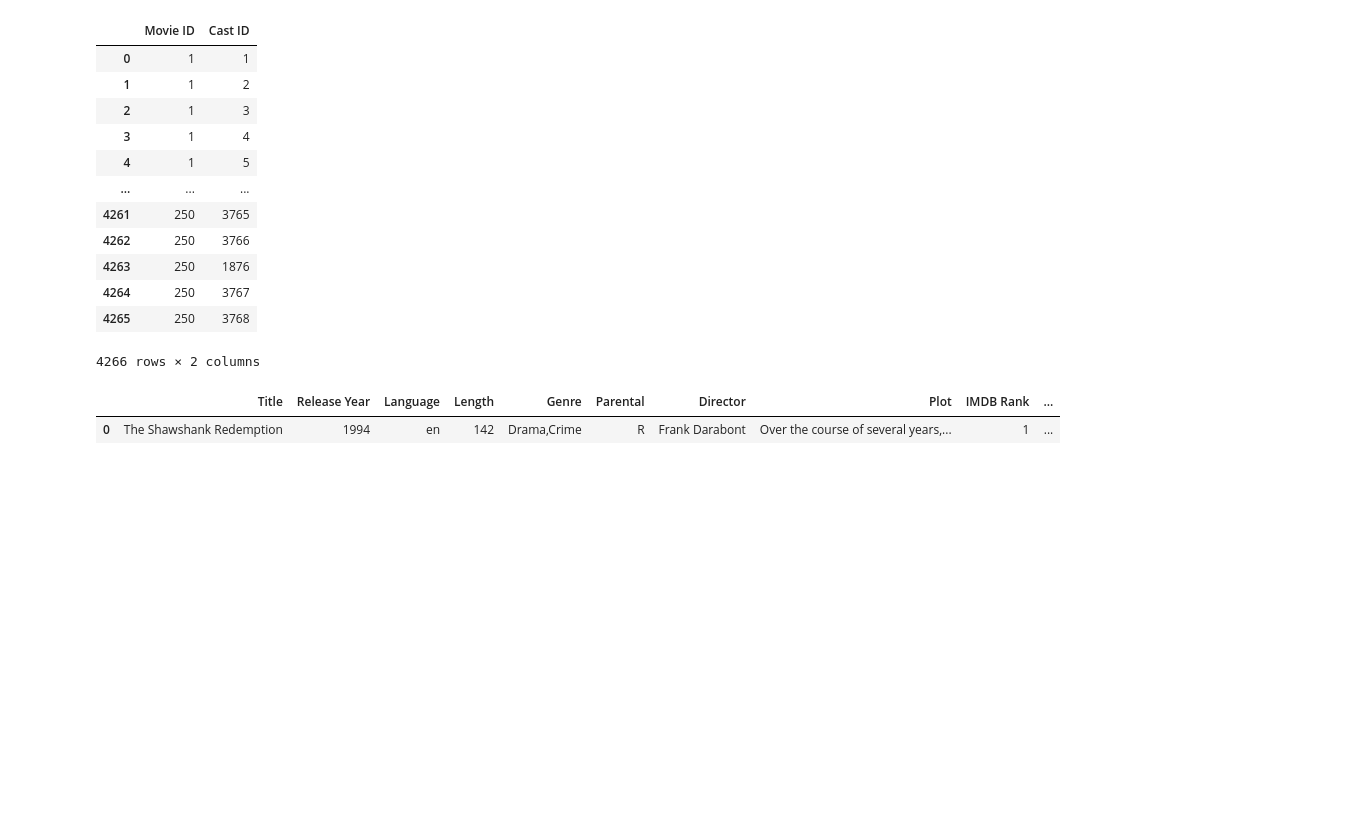
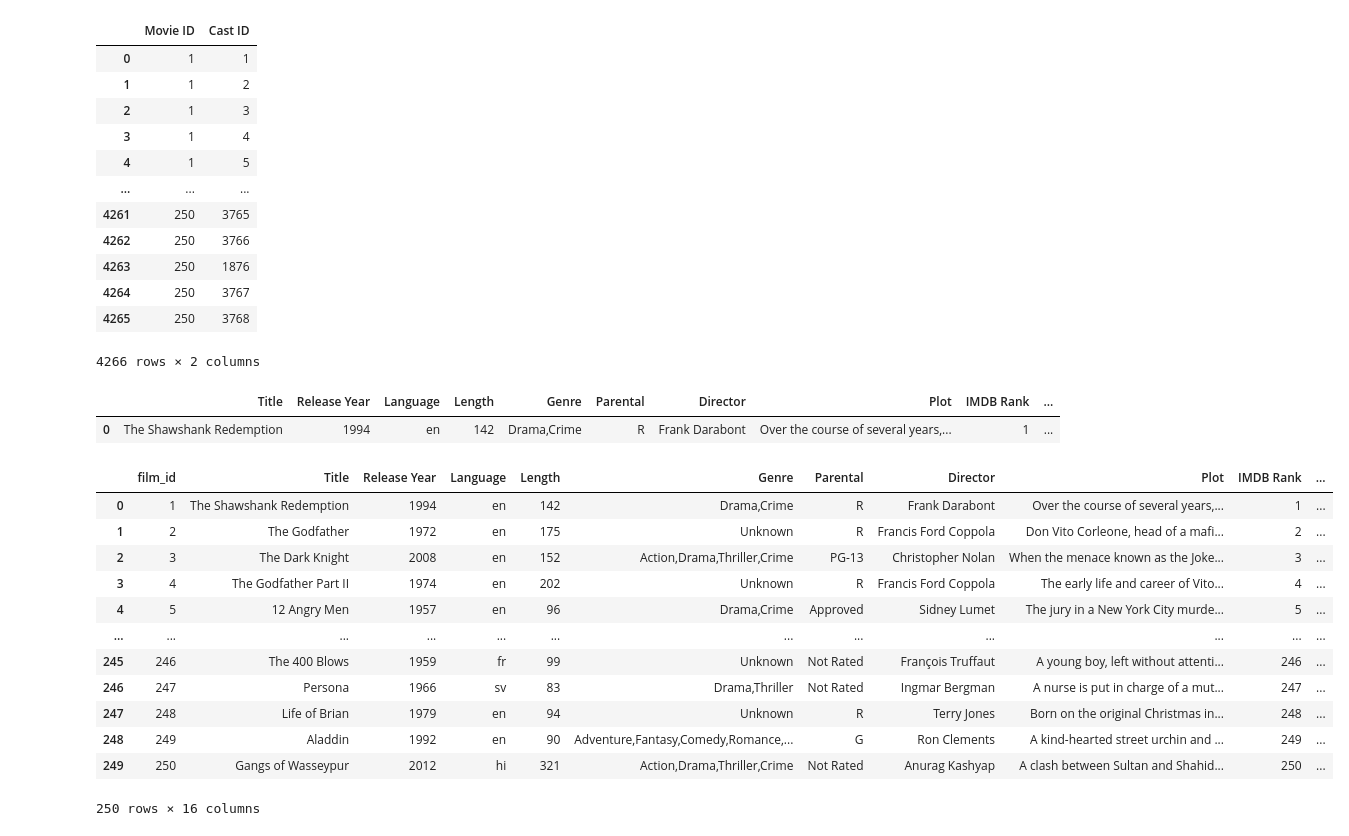
Before and after one commit to LeoBulcsu/Visualisation-Project, a Jupyter notebook: 03.visualStudioCode/data.ipynb, the cells around one changed output. Drawn from its saved outputs; the diff is of its cells as text; code cells hidden in the pictures; blank space fills up the shorter version.

```diff
--- a/03.visualStudioCode/data.ipynb
+++ b/03.visualStudioCode/data.ipynb
@@ -178,6 +170,22 @@ bfilms_db_3.head(1)
 |  | Title | Release Year | Language | Length | Genre | Parental | Director | Plot | IMDB Rank | ... |
 | 0 | The Shawshank Redemption | 1994 | en | 142 | Drama,Crime | R | Frank Darabont | Over the course of several years,... | 1 | ... |
 # %%
-bfilms_db_3 = bfilms_db_3[['film_id','Cast IDs','Title','Release Year','Language','Length','Genre','Parental','Director','Plot','IMDB Rank','IMDB rating','Tomatometer','RT Audience Score','TMDB Score','Meta Score','Image URL']]
+bfilms_db_3 = bfilms_db_3[['film_id','Title','Release Year','Language','Length','Genre','Parental','Director','Plot','IMDB Rank','IMDB rating','Tomatometer','RT Audience Score','TMDB Score','Meta Score','Image URL']]
 # %%
 bfilms_db_3.to_csv('../02.data/BFilms_db.csv')
+# %%
+bfilms_db_3
+# %% [output]
+|  | film_id | Title | Release Year | Language | Length | Genre | Parental | Director | Plot | IMDB Rank | ... |
+| 0 | 1 | The Shawshank Redemption | 1994 | en | 142 | Drama,Crime | R | Frank Darabont | Over the course of several years,... | 1 | ... |
+| 1 | 2 | The Godfather | 1972 | en | 175 | Unknown | R | Francis Ford Coppola | Don Vito Corleone, head of a mafi... | 2 | ... |
+| 2 | 3 | The Dark Knight | 2008 | en | 152 | Action,Drama,Thriller,Crime | PG-13 | Christopher Nolan | When the menace known as the Joke... | 3 | ... |
+| 3 | 4 | The Godfather Part II | 1974 | en | 202 | Unknown | R | Francis Ford Coppola | The early life and career of Vito... | 4 | ... |
+| 4 | 5 | 12 Angry Men | 1957 | en | 96 | Drama,Crime | Approved | Sidney Lumet | The jury in a New York City murde... | 5 | ... |
+| ... | ... | ... | ... | ... | ... | ... | ... | ... | ... | ... | ... |
+| 245 | 246 | The 400 Blows | 1959 | fr | 99 | Unknown | Not Rated | François Truffaut | A young boy, left without attenti... | 246 | ... |
+| 246 | 247 | Persona | 1966 | sv | 83 | Drama,Thriller | Not Rated | Ingmar Bergman | A nurse is put in charge of a mut... | 247 | ... |
+| 247 | 248 | Life of Brian | 1979 | en | 94 | Unknown | R | Terry Jones | Born on the original Christmas in... | 248 | ... |
+| 248 | 249 | Aladdin | 1992 | en | 90 | Adventure,Fantasy,Comedy,Romance,... | G | Ron Clements | A kind-hearted street urchin and ... | 249 | ... |
+| 249 | 250 | Gangs of Wasseypur | 2012 | hi | 321 | Action,Drama,Thriller,Crime | Not Rated | Anurag Kashyap | A clash between Sultan and Shahid... | 250 | ... |
+250 rows × 16 columns
```
Also changed, not shown: parts of 15 cells of this notebook, 2 other files.
